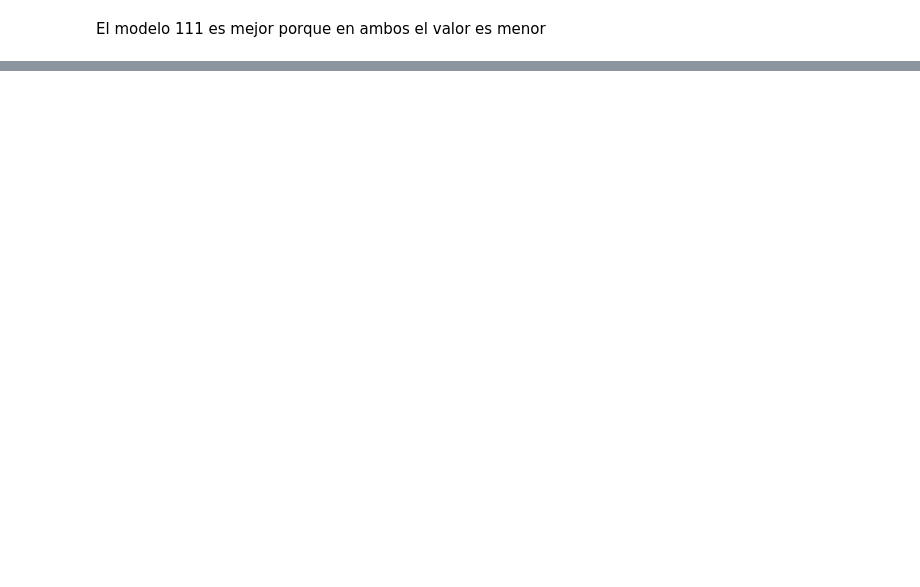
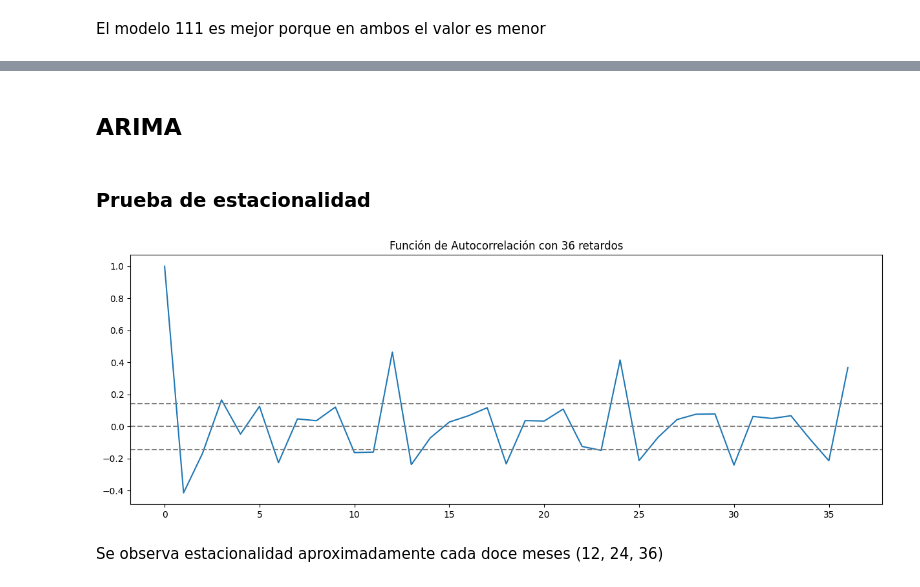
Before and after one commit to JuanPineda115/DS-HT2, a Jupyter notebook: HT2.ipynb, the cells around one changed output, grey strips where cells are left out. Saved outputs shown, nothing was run; the diff lists cells and outputs as text; code cells hidden in the pictures; blank space fills up the shorter version.

```diff
--- a/HT2.ipynb
+++ b/HT2.ipynb
@@ -489,0 +476,16 @@ pred
+# %% [markdown]
+## ARIMA
+# %% [markdown]
+### Prueba de estacionalidad
+# %%
+plt.plot(acf(tsRegularLogDiff,nlags=36,fft=False))
+plt.axhline(y=0,linestyle='--',color='gray')
+plt.axhline(y=-1.96/np.sqrt(len(tsRegularLogDiff)),linestyle='--',color='gray')
+plt.axhline(y=1.96/np.sqrt(len(tsRegularLogDiff)),linestyle='--',color='gray')
+plt.title('Función de Autocorrelación con 36 retardos')
+plt.rcParams['figure.figsize'] = [15, 5]
+plt.rcParams['figure.dpi'] = 100 # 200 e.g. is really fine, but slower
+# %% [output]
+[figure, added]
+# %% [markdown]
+Se observa estacionalidad aproximadamente cada doce meses (12, 24, 36)
```
Also changed, not shown: parts of 63 cells of this notebook.
